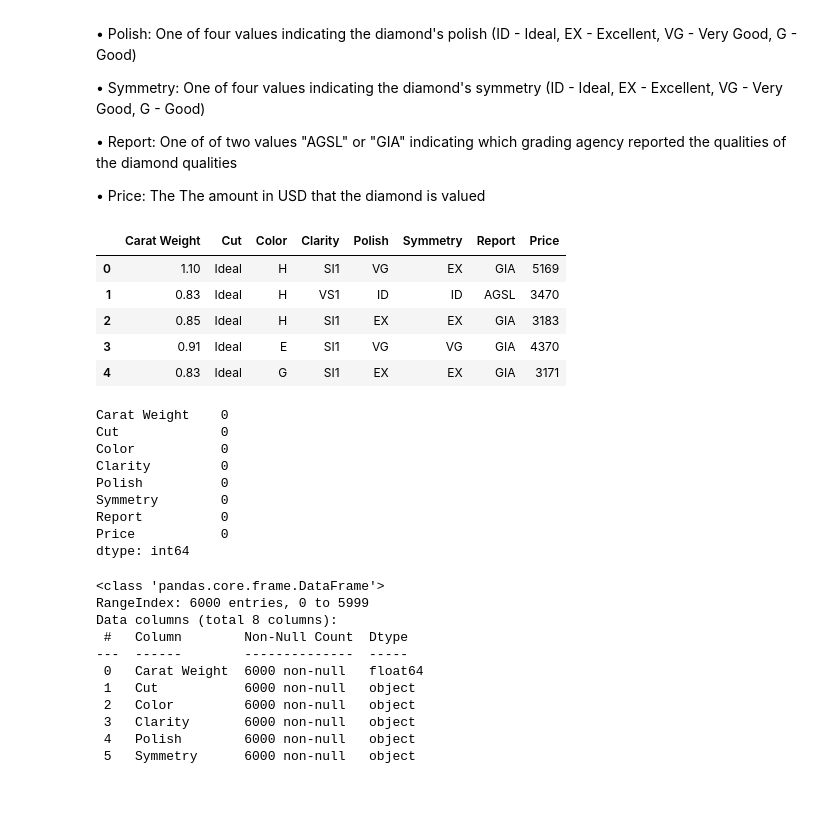
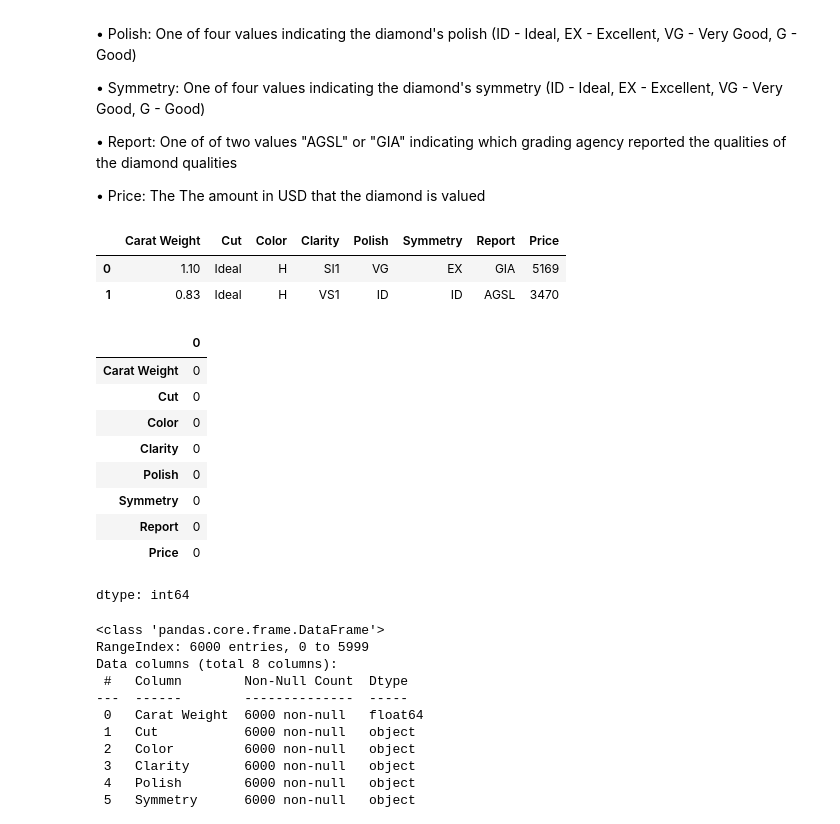
Before and after one commit to Yagut21/Data-Science, a Jupyter notebook: Homework3.ipynb, the cells around one changed output. Cells and saved outputs as stored; diff of their text form; code cells hidden in the pictures; blank space fills up the shorter version.

```diff
--- a/Homework3.ipynb
+++ b/Homework3.ipynb
@@ -7,5 +6,6 @@ hexlify
 # %%
 #Q1-Read the data https://raw.githubusercontent.com/ogut77/DataScience/main/data/diamond.csv
+diamond=pd.read_csv('https://raw.githubusercontent.com/ogut77/DataScience/main/data/diamond.csv')
 # %% [markdown]
 The description of dataset is given below.
 
@@ -28,24 +28,24 @@ The description of dataset is given below.
 •	Price: The The amount in USD that the diamond is valued
 # %%
 #Q2-Get first 2 rows of data
+diamond.head(2)
 # %% [output]
 |  | Carat Weight | Cut | Color | Clarity | Polish | Symmetry | Report | Price |
 | 0 | 1.10 | Ideal | H | SI1 | VG | EX | GIA | 5169 |
 | 1 | 0.83 | Ideal | H | VS1 | ID | ID | AGSL | 3470 |
-| 2 | 0.85 | Ideal | H | SI1 | EX | EX | GIA | 3183 |
-| 3 | 0.91 | Ideal | E | SI1 | VG | VG | GIA | 4370 |
-| 4 | 0.83 | Ideal | G | SI1 | EX | EX | GIA | 3171 |
 # %%
 #Q3-Check if there is missing value
+diamond.isnull().sum()
 # %% [output]
+|  | 0 |
+| Carat Weight | 0 |
+| Cut | 0 |
+| Color | 0 |
+| Clarity | 0 |
+| Polish | 0 |
+| Symmetry | 0 |
+| Report | 0 |
+| Price | 0 |
-Carat Weight    0
-Cut             0
-Color           0
-Clarity         0
-Polish          0
-Symmetry        0
-Report          0
-Price           0
 dtype: int64
 # %%
 #Q4- Get data information and number of rows and columns
```
Also changed, not shown: parts of 10 cells of this notebook.
